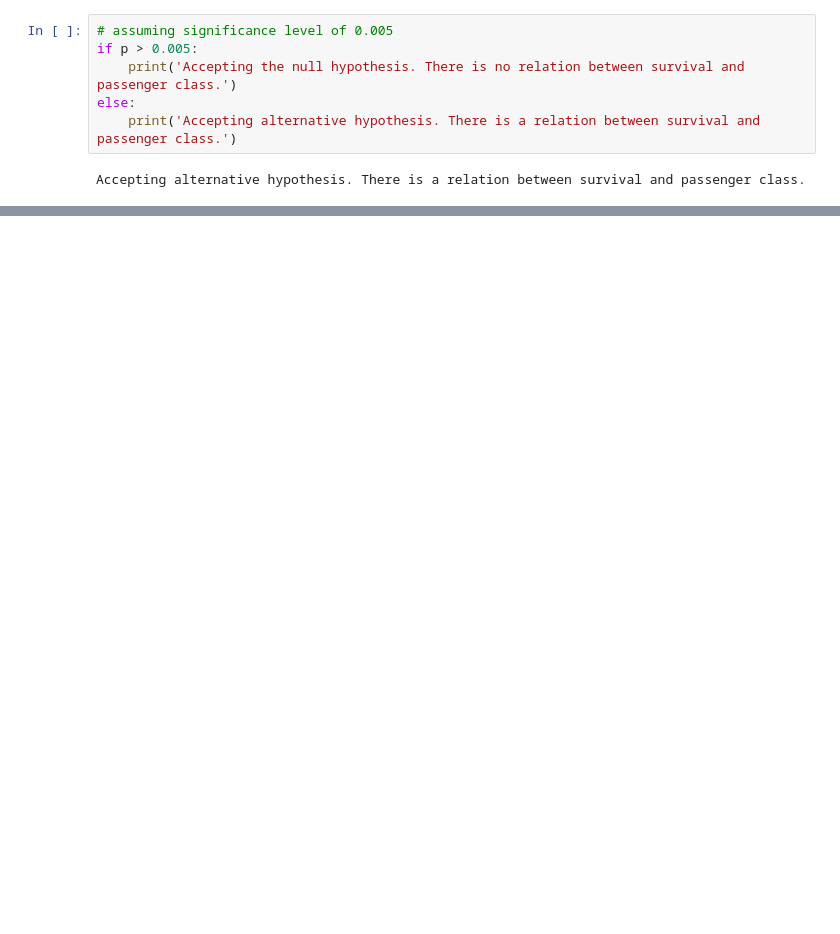
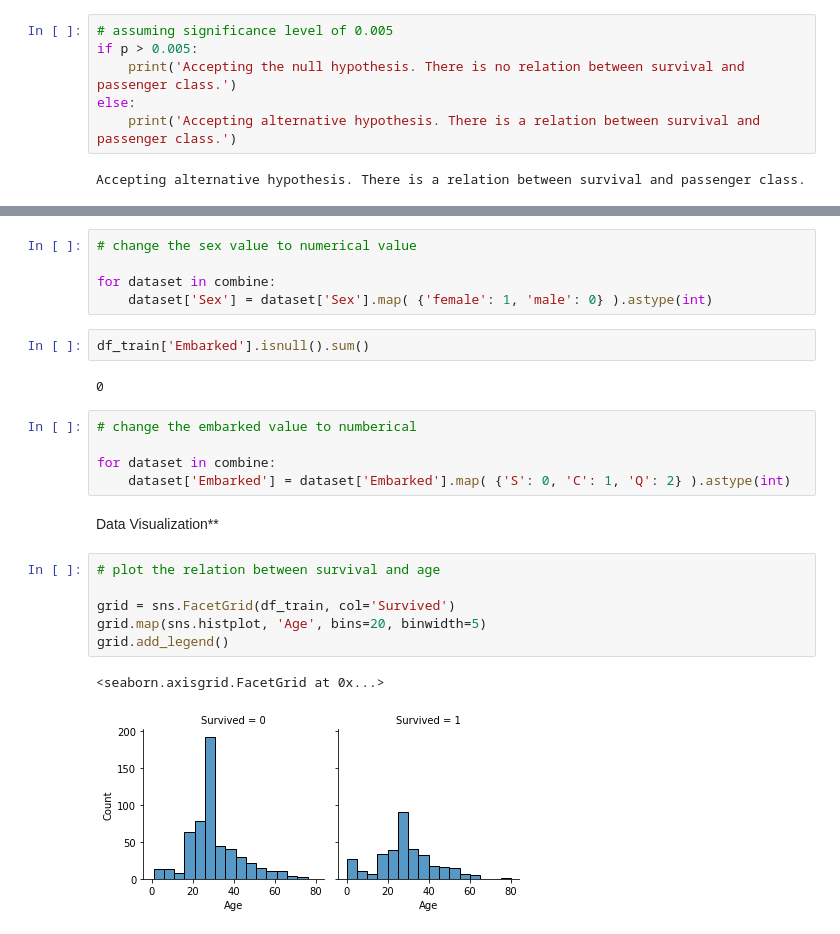
Before and after one commit to supmathews/titanic-analysis, a Jupyter notebook: titanic-prediction.ipynb, the cells around one changed output, grey strips where cells are left out. Cells and saved outputs as stored; diff of their text form; blank space fills up the shorter version.

```diff
--- a/titanic-prediction.ipynb
+++ b/titanic-prediction.ipynb
@@ -321,0 +343,25 @@ Accepting alternative hypothesis. There is a relation between survival and passe
+# %%
+# change the sex value to numerical value
+
+for dataset in combine:
+    dataset['Sex'] = dataset['Sex'].map( {'female': 1, 'male': 0} ).astype(int)
+# %%
+df_train['Embarked'].isnull().sum()
+# %% [output]
+0
+# %%
+# change the embarked value to numberical
+
+for dataset in combine:
+    dataset['Embarked'] = dataset['Embarked'].map( {'S': 0, 'C': 1, 'Q': 2} ).astype(int)
+# %% [markdown]
+Data Visualization**
+# %%
+# plot the relation between survival and age
+
+grid = sns.FacetGrid(df_train, col='Survived')
+grid.map(sns.histplot, 'Age', bins=20, binwidth=5)
+grid.add_legend()
+# %% [output]
+<seaborn.axisgrid.FacetGrid at 0x...>
+[figure, added]
```
Also changed, not shown: parts of 46 cells of this notebook.
